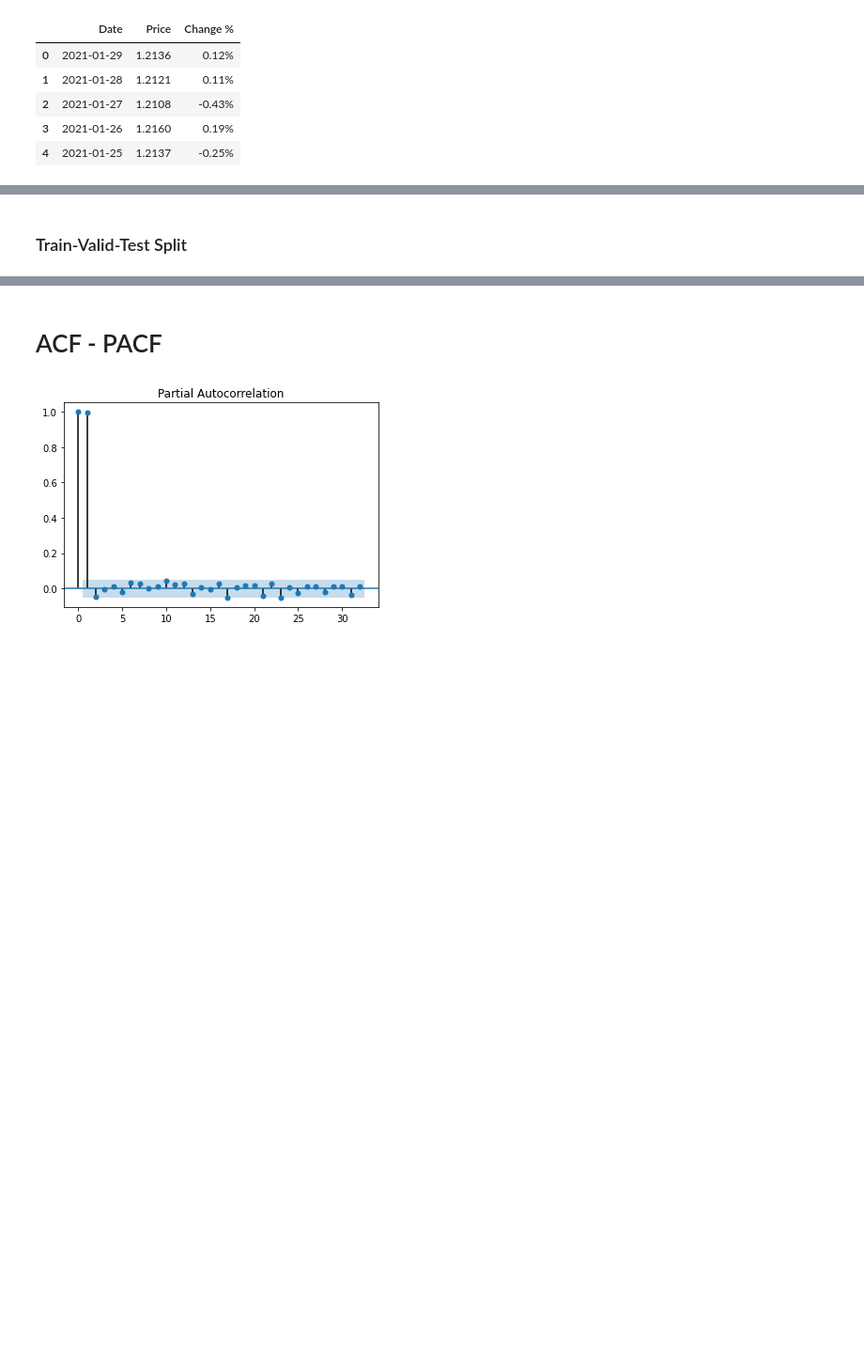
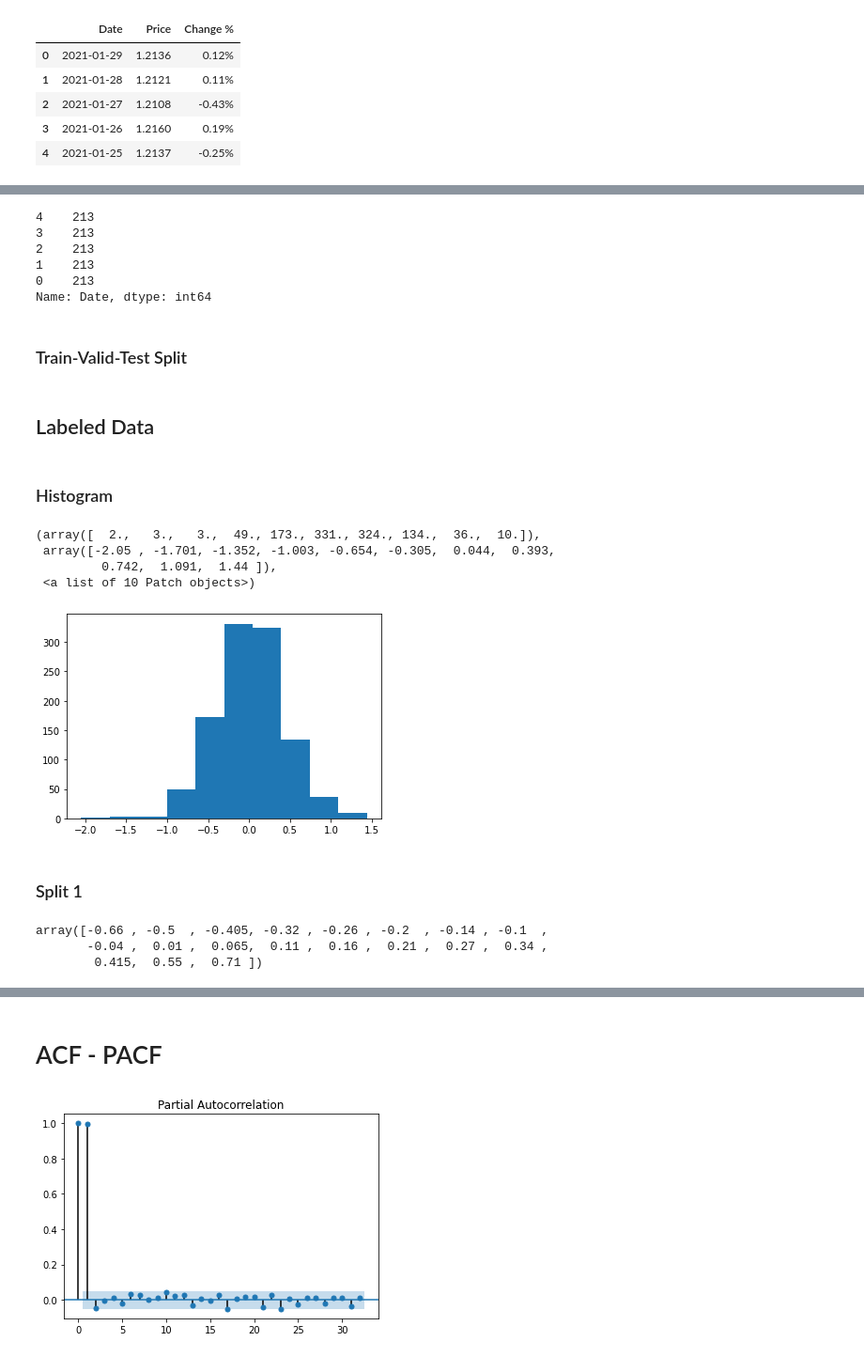
Before and after one commit to karaee/ExchangeRateTSDL, a Jupyter notebook: arscratch.ipynb, the cells around one changed output, grey strips where cells are left out. Shown at 94% size. Cells and saved outputs as stored; diff of their text form; code cells hidden in the pictures; blank space fills up the shorter version.

```diff
--- a/arscratch.ipynb
+++ b/arscratch.ipynb
@@ -180,10 +67,10 @@ inv_data.head()
 | 3 | 2021-01-26 | 1.2160 | 0.19% |
 | 4 | 2021-01-25 | 1.2137 | -0.25% |
 # %%
-inv_data.loc[:,"Change %"] = inv_data["Change %"].apply(lambda x:  x[:-1] ).astype(np.float32)
+inv_data.loc[:,"Change %"] = inv_data["Change %"].apply(lambda x:  x[:-1] ).astype(np.float64)
 inv_data = inv_data.reindex(range(len(inv_data)-1,-1,-1))
 inv_data.reset_index(drop=True, inplace=True)
 inv_data.index = inv_data.Date
 inv_data.drop("Date",1, inplace=True)
 inv_data.rename(columns={"Price": "EURUSD"},inplace=True)
-invts = inv_data.resample("1D").interpolate(method='time'); invts.head()
+inv_data.index.freq = "1B"
@@ -198,3 +89,12 @@ invts = inv_data.resample("1D").interpolate(method='time'); invts.head()
+# %%
+inv_data.index.dayofweek.value_counts()
+# %% [output]
+4    213
+3    213
+2    213
+1    213
+0    213
+Name: Date, dtype: int64
 # %% [markdown]
 ### Train-Valid-Test Split
 # %%
@@ -207,0 +108,20 @@ test = invts.iloc[testidx]
+# %% [markdown]
+## Labeled Data
+# %% [markdown]
+### Histogram
+# %%
+plt.hist(inv_data["Change %"] ,   bins = 10)
+# %% [output]
+(array([  2.,   3.,   3.,  49., 173., 331., 324., 134.,  36.,  10.]),
+ array([-2.05 , -1.701, -1.352, -1.003, -0.654, -0.305,  0.044,  0.393,
+         0.742,  1.091,  1.44 ]),
+ <a list of 10 Patch objects>)
+[figure, added]
+# %% [markdown]
+### Split 1
+# %%
+percs = np.percentile(train["Change %"],  np.arange(5, 100,5) ); percs
+# %% [output]
+array([-0.66 , -0.5  , -0.405, -0.32 , -0.26 , -0.2  , -0.14 , -0.1  ,
+       -0.04 ,  0.01 ,  0.065,  0.11 ,  0.16 ,  0.21 ,  0.27 ,  0.34 ,
+        0.415,  0.55 ,  0.71 ])
```
Also changed, not shown: parts of 39 cells of this notebook.
